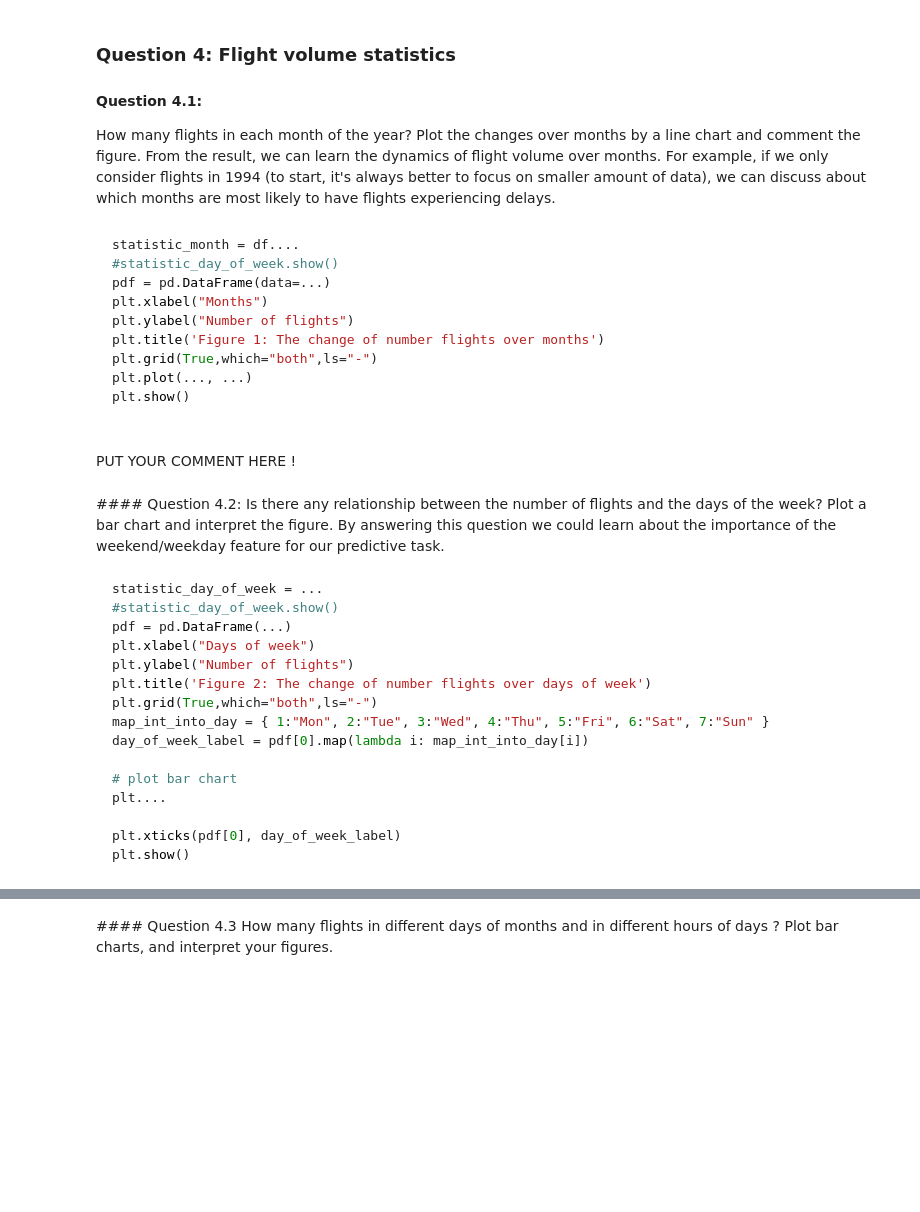
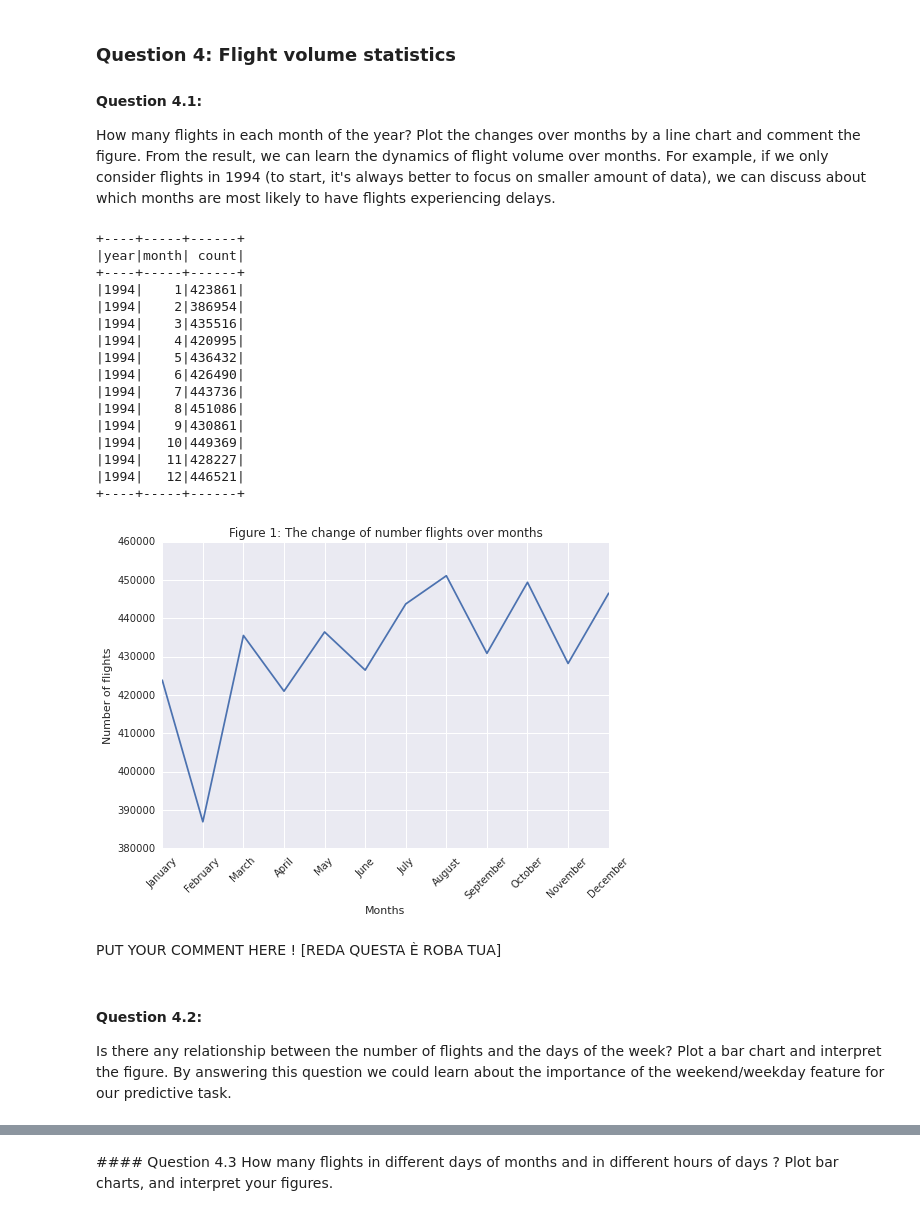
Before and after one commit to alegaballo/AML, a Jupyter notebook: [Lecture 5+6] Regression algorithm - Using Random Forests to predict Airplane Delays.ipynb, the cells around one changed output, grey strips where cells are left out. Drawn from its saved outputs; the diff is of its cells as text; code cells hidden in the pictures; blank space fills up the shorter version.

````diff
--- a/[Lecture 5+6] Regression algorithm - Using Random Forests to predict Airplane Delays.ipynb
+++ b/[Lecture 5+6] Regression algorithm - Using Random Forests to predict Airplane Delays.ipynb
@@ -347,43 +349,47 @@ the number of night flights: 1078203
 #### Question 4.1:
 How many flights in each month of the year? Plot the changes over months by a line chart and comment the figure.
 From the result, we can learn the dynamics of flight volume over months. For example, if we only consider flights in 1994 (to start, it's always better to focus on smaller amount of data), we can discuss about which months are most likely to have flights experiencing delays.
-# %% [markdown]
-```python
-statistic_month = df....
-#statistic_day_of_week.show()
-pdf = pd.DataFrame(data=...)
-plt.xlabel("Months")
-plt.ylabel("Number of flights")
-plt.title('Figure 1: The change of number flights over months')
-plt.grid(True,which="both",ls="-")
-plt.plot(..., ...)
-plt.show()
-
-```
+# %%
+months = ("January", "February", "March", "April", "May", "June", "July",\
+         "August", "September", "October", "November", "December")
+
+statistic_month = df.groupby("year","month").count().sort(df.month)
+statistic_month.show()
+
+
+
+pdf = pd.DataFrame(data=statistic_month.collect())
+
+plt.xlabel("Months")
+plt.ylabel("Number of flights")
+plt.xticks(pdf[1], months, rotation=45)
+plt.title('Figure 1: The change of number flights over months')
+plt.grid(True,which="both",ls="-")
+plt.plot(pdf[1], pdf[2])
+plt.show()
+# %% [output]
++----+-----+------+
+|year|month| count|
++----+-----+------+
+|1994|    1|423861|
+|1994|    2|386954|
+|1994|    3|435516|
+|1994|    4|420995|
+|1994|    5|436432|
+|1994|    6|426490|
+|1994|    7|443736|
+|1994|    8|451086|
+|1994|    9|430861|
+|1994|   10|449369|
+|1994|   11|428227|
+|1994|   12|446521|
++----+-----+------+
+[figure, added]
 # %% [markdown]
 <div class="comment">
-PUT YOUR COMMENT HERE !
+PUT YOUR COMMENT HERE ! [REDA QUESTA È ROBA TUA]
 </div>
 # %% [markdown]
-<div class='anchor' ></div>
 #### Question 4.2:
 Is there any relationship between the number of flights and the days of the week? Plot a bar chart and interpret the figure.
 By answering this question we could learn about the importance of the weekend/weekday feature for our predictive task.
-# %% [markdown]
-```python
-statistic_day_of_week = ...
-#statistic_day_of_week.show()
-pdf = pd.DataFrame(...)
-plt.xlabel("Days of week")
-plt.ylabel("Number of flights")
-plt.title('Figure 2: The change of number flights over days of week')
-plt.grid(True,which="both",ls="-")
-map_int_into_day = { 1:"Mon", 2:"Tue", 3:"Wed", 4:"Thu", 5:"Fri", 6:"Sat", 7:"Sun" }
-day_of_week_label = pdf[0].map(lambda i: map_int_into_day[i])
-
-# plot bar chart
-plt....
-
-plt.xticks(pdf[0], day_of_week_label)
-plt.show()
-```
````
Also changed, not shown: parts of 11 cells of this notebook.
